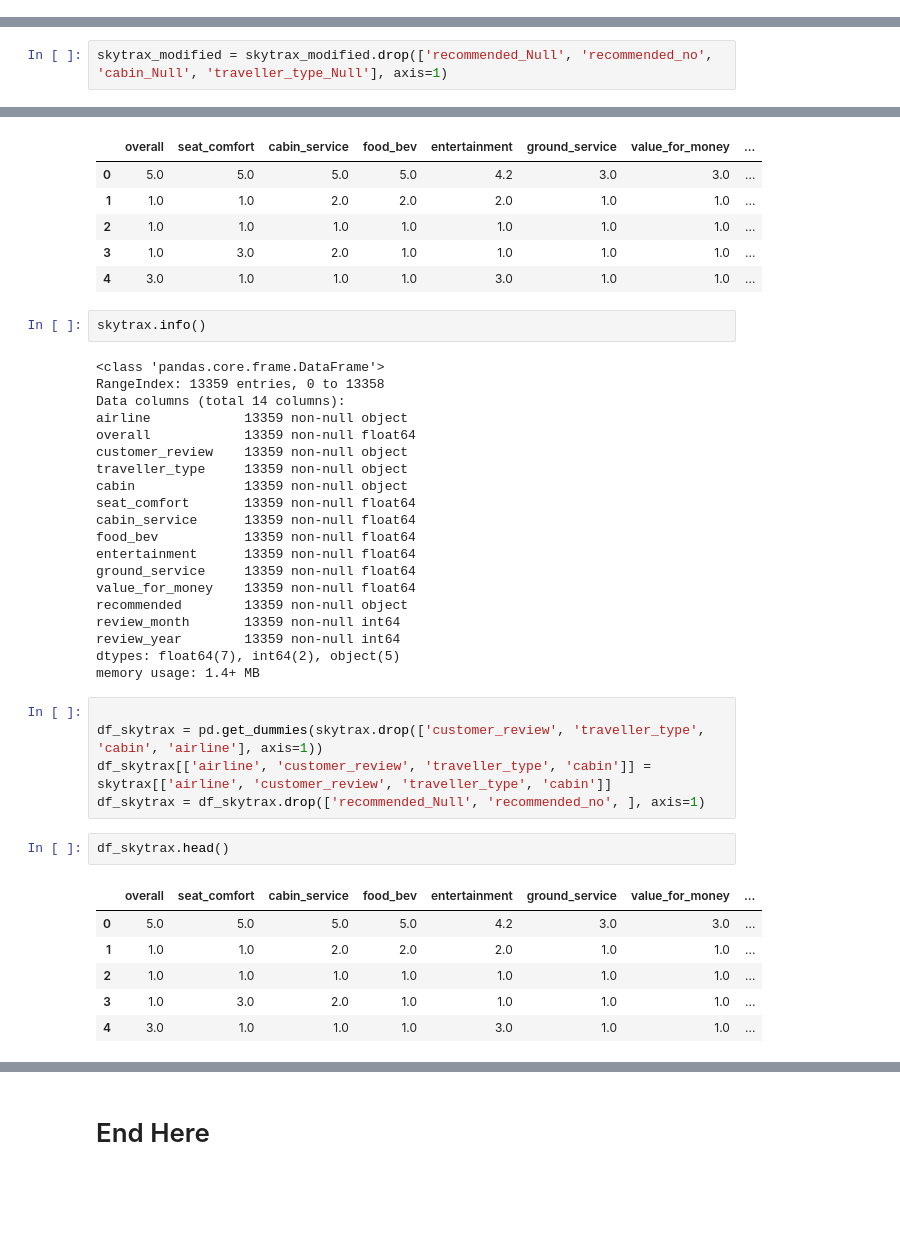
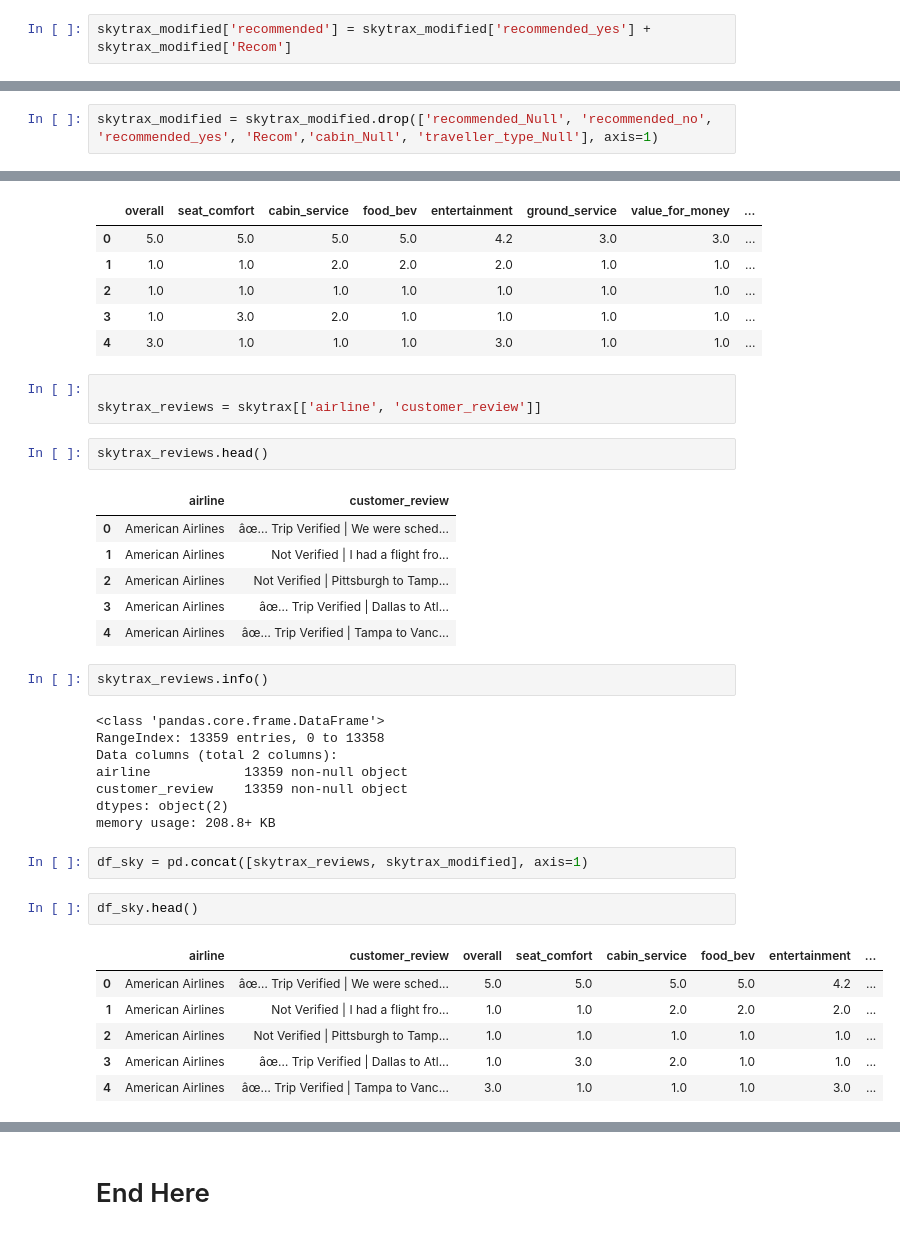
Before and after one commit to Minsifye/US-Airlines-Data-Analysis, a Jupyter notebook: Skytrax_Data_Analysis.ipynb, the cells around one changed output, grey strips where cells are left out. Drawn from its saved outputs; the diff is of its cells as text; blank space fills up the shorter version.

```diff
--- a/Skytrax_Data_Analysis.ipynb
+++ b/Skytrax_Data_Analysis.ipynb
@@ -446,0 +380,2 @@ array([0, 0, 0, 0, 0, 0, 0, 0, 0, 0, 0, 0, 0, 0, 0, 0, 0, 0, 0, 0, 0, 0,
+# %%
+skytrax_modified['recommended'] = skytrax_modified['recommended_yes'] + skytrax_modified['Recom']
@@ -447,5 +394,5 @@ array([0, 0, 0, 0, 0, 0, 0, 0, 0, 0, 0, 0, 0, 0, 0, 0, 0, 0, 0, 0, 0, 0,
 # %%
-skytrax_modified = skytrax_modified.drop(['recommended_Null', 'recommended_no', 'cabin_Null', 'traveller_type_Null'], axis=1)
+skytrax_modified = skytrax_modified.drop(['recommended_Null', 'recommended_no', 'recommended_yes', 'Recom','cabin_Null', 'traveller_type_Null'], axis=1)
 # %%
 skytrax_modified.head()
 # %% [output]
@@ -455,39 +402,36 @@ skytrax_modified.head()
 | 2 | 1.0 | 1.0 | 1.0 | 1.0 | 1.0 | 1.0 | 1.0 | ... |
 | 3 | 1.0 | 3.0 | 2.0 | 1.0 | 1.0 | 1.0 | 1.0 | ... |
 | 4 | 3.0 | 1.0 | 1.0 | 1.0 | 3.0 | 1.0 | 1.0 | ... |
+# %%
+
+skytrax_reviews = skytrax[['airline', 'customer_review']]
+# %%
+skytrax_reviews.head()
+# %% [output]
+|  | airline | customer_review |
+| 0 | American Airlines | âœ… Trip Verified | We were sched... |
+| 1 | American Airlines | Not Verified | I had a flight fro... |
+| 2 | American Airlines | Not Verified | Pittsburgh to Tamp... |
+| 3 | American Airlines | âœ… Trip Verified | Dallas to Atl... |
+| 4 | American Airlines | âœ… Trip Verified | Tampa to Vanc... |
 # %%
-skytrax.info()
+skytrax_reviews.info()
 # %% [output]
 <class 'pandas.core.frame.DataFrame'>
 RangeIndex: 13359 entries, 0 to 13358
-Data columns (total 14 columns):
+Data columns (total 2 columns):
 airline            13359 non-null object
-overall            13359 non-null float64
 customer_review    13359 non-null object
-traveller_type     13359 non-null object
-cabin              13359 non-null object
-seat_comfort       13359 non-null float64
-cabin_service      13359 non-null float64
-food_bev           13359 non-null float64
-entertainment      13359 non-null float64
-ground_service     13359 non-null float64
-value_for_money    13359 non-null float64
-recommended        13359 non-null object
-review_month       13359 non-null int64
-review_year        13359 non-null int64
-dtypes: float64(7), int64(2), object(5)
-memory usage: 1.4+ MB
+dtypes: object(2)
+memory usage: 208.8+ KB
-# %%
-
-df_skytrax = pd.get_dummies(skytrax.drop(['customer_review', 'traveller_type', 'cabin', 'airline'], axis=1))
-df_skytrax[['airline', 'customer_review', 'traveller_type', 'cabin']] = skytrax[['airline', 'customer_review', 'traveller_type', 'cabin']]
-df_skytrax = df_skytrax.drop(['recommended_Null', 'recommended_no', ], axis=1)
+# %%
+df_sky = pd.concat([skytrax_reviews, skytrax_modified], axis=1)
 # %%
-df_skytrax.head()
+df_sky.head()
 # %% [output]
-|  | overall | seat_comfort | cabin_service | food_bev | entertainment | ground_service | value_for_money | ... |
-| 0 | 5.0 | 5.0 | 5.0 | 5.0 | 4.2 | 3.0 | 3.0 | ... |
-| 1 | 1.0 | 1.0 | 2.0 | 2.0 | 2.0 | 1.0 | 1.0 | ... |
-| 2 | 1.0 | 1.0 | 1.0 | 1.0 | 1.0 | 1.0 | 1.0 | ... |
-| 3 | 1.0 | 3.0 | 2.0 | 1.0 | 1.0 | 1.0 | 1.0 | ... |
-| 4 | 3.0 | 1.0 | 1.0 | 1.0 | 3.0 | 1.0 | 1.0 | ... |
+|  | airline | customer_review | overall | seat_comfort | cabin_service | food_bev | entertainment | ... |
+| 0 | American Airlines | âœ… Trip Verified | We were sched... | 5.0 | 5.0 | 5.0 | 5.0 | 4.2 | ... |
+| 1 | American Airlines | Not Verified | I had a flight fro... | 1.0 | 1.0 | 2.0 | 2.0 | 2.0 | ... |
+| 2 | American Airlines | Not Verified | Pittsburgh to Tamp... | 1.0 | 1.0 | 1.0 | 1.0 | 1.0 | ... |
+| 3 | American Airlines | âœ… Trip Verified | Dallas to Atl... | 1.0 | 3.0 | 2.0 | 1.0 | 1.0 | ... |
+| 4 | American Airlines | âœ… Trip Verified | Tampa to Vanc... | 3.0 | 1.0 | 1.0 | 1.0 | 3.0 | ... |
```
Also changed, not shown: parts of 47 cells of this notebook.
